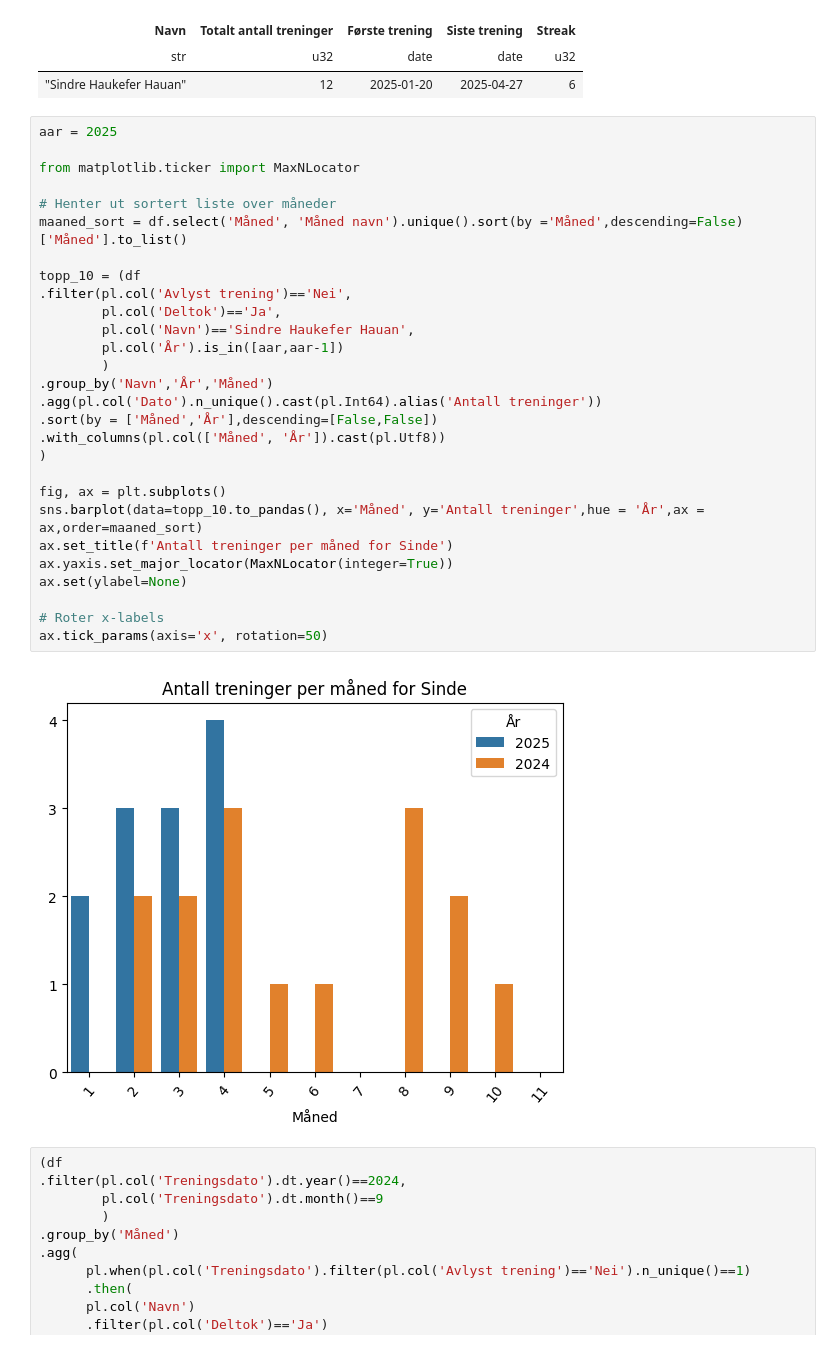
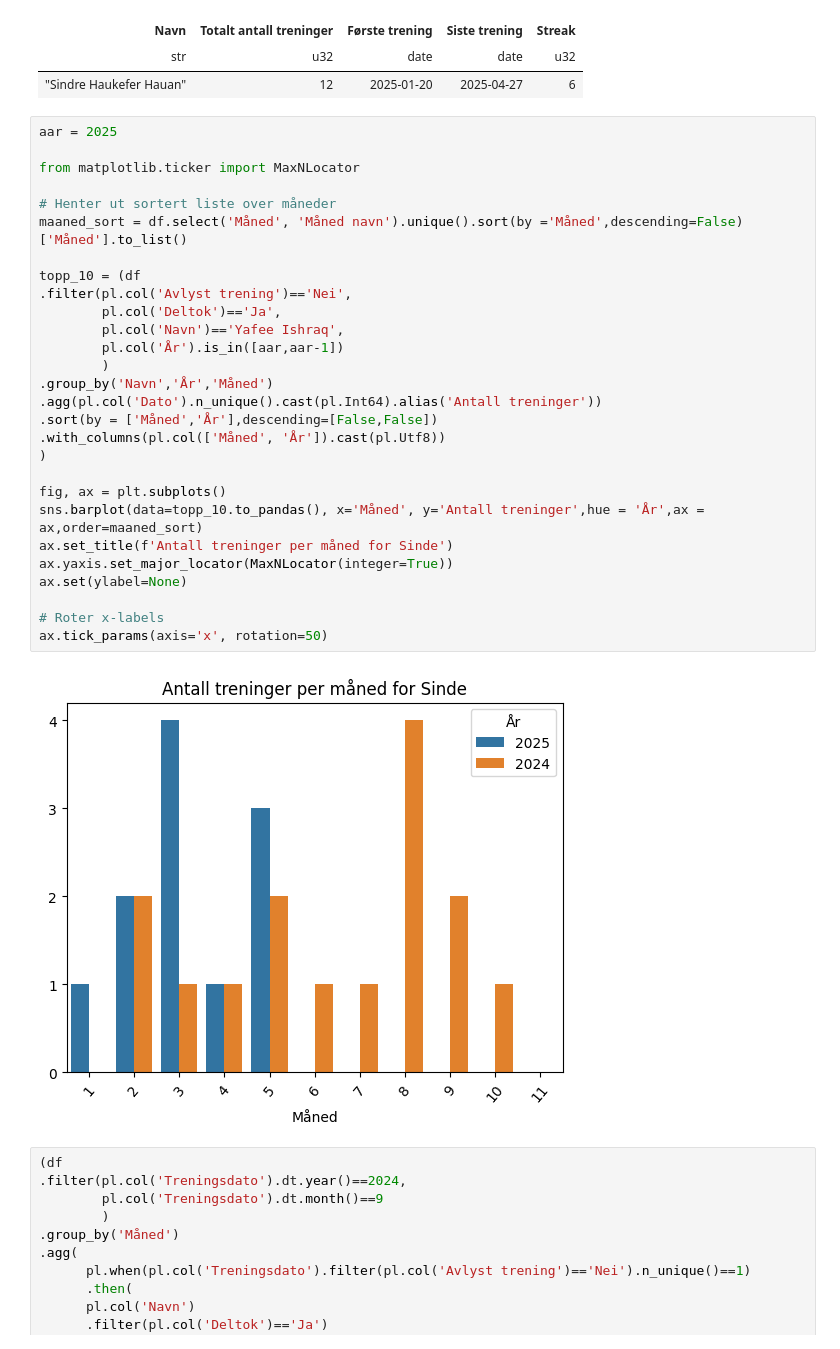
Before and after one commit to PolarsDude/treningsstatistikk-, a Jupyter notebook: test_fil.ipynb, the cells around one changed output. Saved outputs shown, nothing was run; the diff lists cells and outputs as text.

```diff
--- a/test_fil.ipynb
+++ b/test_fil.ipynb
@@ -81,33 +81,33 @@ shape: (1, 5)
 # %%
 aar = 2025
 
 from matplotlib.ticker import MaxNLocator
 
 # Henter ut sortert liste over måneder
 maaned_sort = df.select('Måned', 'Måned navn').unique().sort(by ='Måned',descending=False)['Måned'].to_list()
 
 topp_10 = (df
 .filter(pl.col('Avlyst trening')=='Nei',
         pl.col('Deltok')=='Ja',
-        pl.col('Navn')=='Sindre Haukefer Hauan',
+        pl.col('Navn')=='Yafee Ishraq',
         pl.col('År').is_in([aar,aar-1])
         )
 .group_by('Navn','År','Måned')
 .agg(pl.col('Dato').n_unique().cast(pl.Int64).alias('Antall treninger'))
 .sort(by = ['Måned','År'],descending=[False,False])
 .with_columns(pl.col(['Måned', 'År']).cast(pl.Utf8))
 )
 
 fig, ax = plt.subplots()
 sns.barplot(data=topp_10.to_pandas(), x='Måned', y='Antall treninger',hue = 'År',ax = ax,order=maaned_sort)
 ax.set_title(f'Antall treninger per måned for Sinde')
 ax.yaxis.set_major_locator(MaxNLocator(integer=True))
 ax.set(ylabel=None)
 
 # Roter x-labels
 ax.tick_params(axis='x', rotation=50)
 # %% [output]
-[figure, old version]
+[figure, new version]
 # %%
 (df
 .filter(pl.col('Treningsdato').dt.year()==2024,
```
Also changed, not shown: 1 other file.
